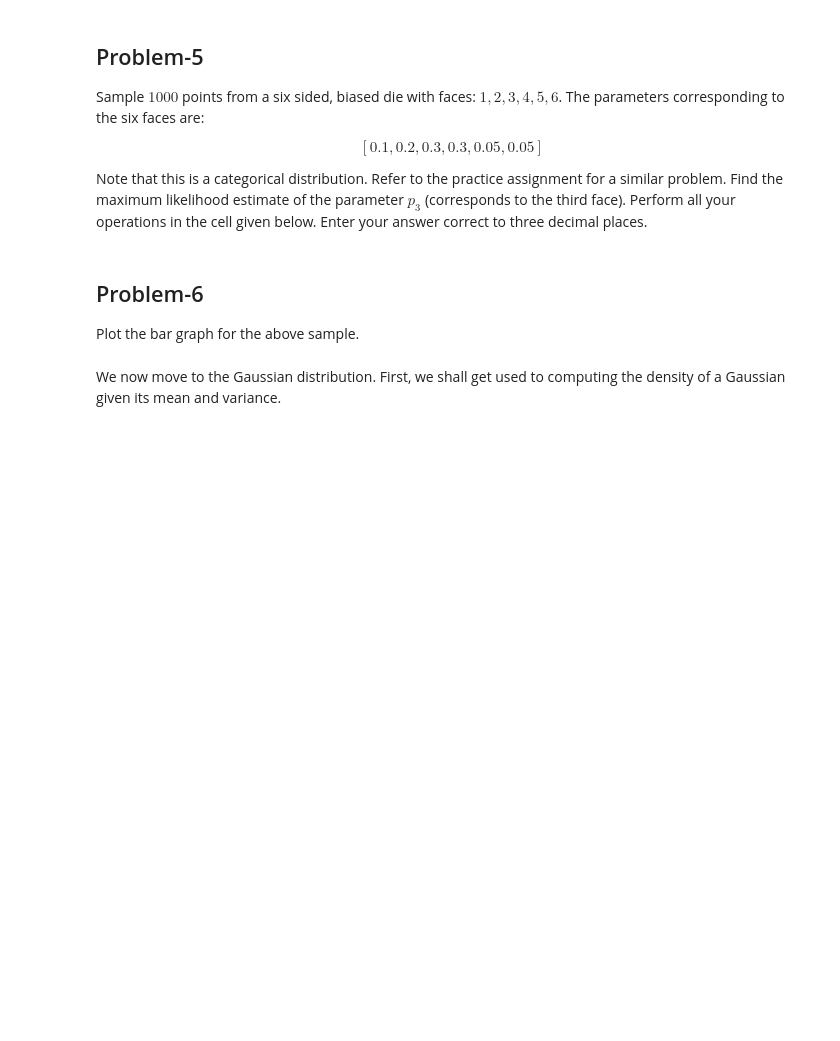
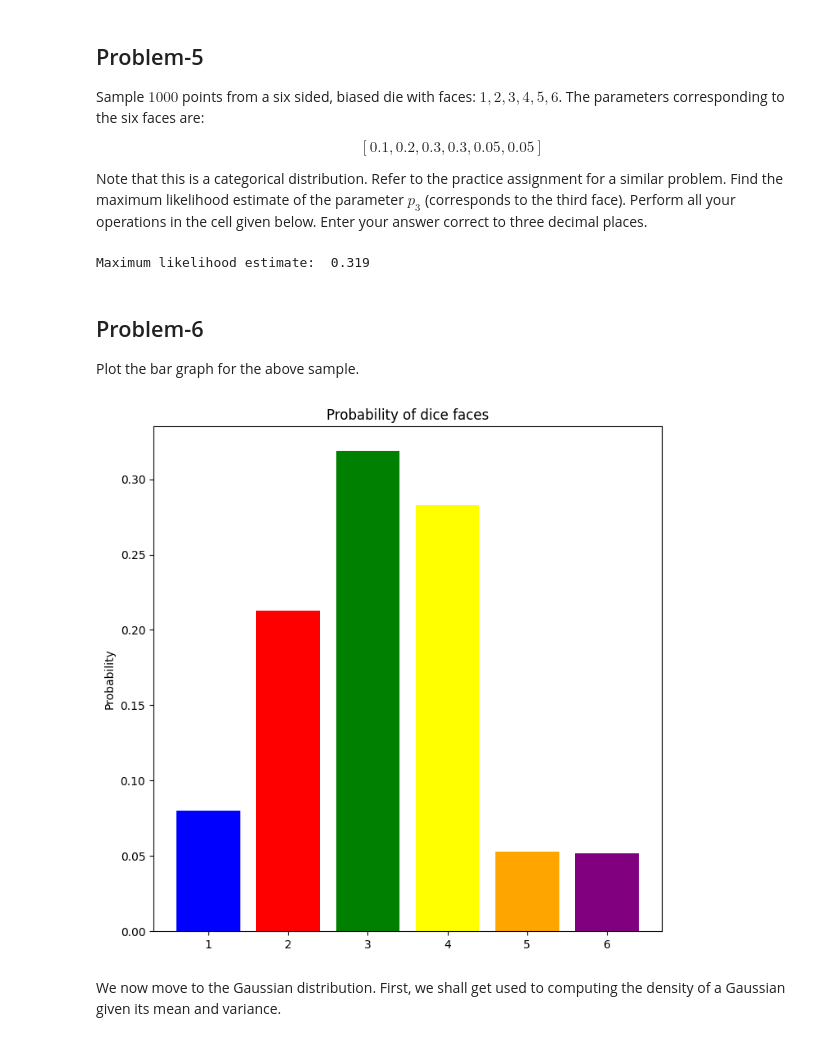
Before and after one commit to kumar-shivang/Machine-Learning-T, a Jupyter notebook: Week_4_part_1.ipynb, the cells around one changed output. Saved outputs shown, nothing was run; the diff lists cells and outputs as text; code cells hidden in the pictures; blank space fills up the shorter version.

```diff
--- a/Week_4_part_1.ipynb
+++ b/Week_4_part_1.ipynb
@@ -106,3 +134,12 @@ rng = np.random.default_rng(seed = 1001)
+# %%
+### RNG ###
+rng = np.random.default_rng(seed = 1001)
+### Solution ###
+X = rng.choice([1,2,3,4,5,6], size = 1000, p = [0.1, 0.2, 0.3, 0.3, 0.05, 0.05])
+ml_est = np.mean(X==3)
+print('Maximum likelihood estimate: ', ml_est)
+# %% [output]
+Maximum likelihood estimate:  0.319
 # %% [markdown]
 ## Problem-6
 
@@ -112,3 +147,11 @@ Plot the bar graph for the above sample.
+# %%
+plt.bar([1,2,3,4,5,6], [np.mean(X==i) for i in range(1,7)], color = ['blue', 'red', 'green', 'yellow', 'orange', 'purple'])
+plt.xticks([1,2,3,4,5,6], ['1', '2', '3', '4', '5', '6'])
+plt.ylabel('Probability')
+plt.title('Probability of dice faces')
+plt.show()
+# %% [output]
+[figure, added]
 # %% [markdown]
 We now move to the Gaussian distribution. First, we shall get used to computing the density of a Gaussian given its mean and variance.
 # %% [markdown]
```
Also changed, not shown: parts of 15 cells of this notebook.
